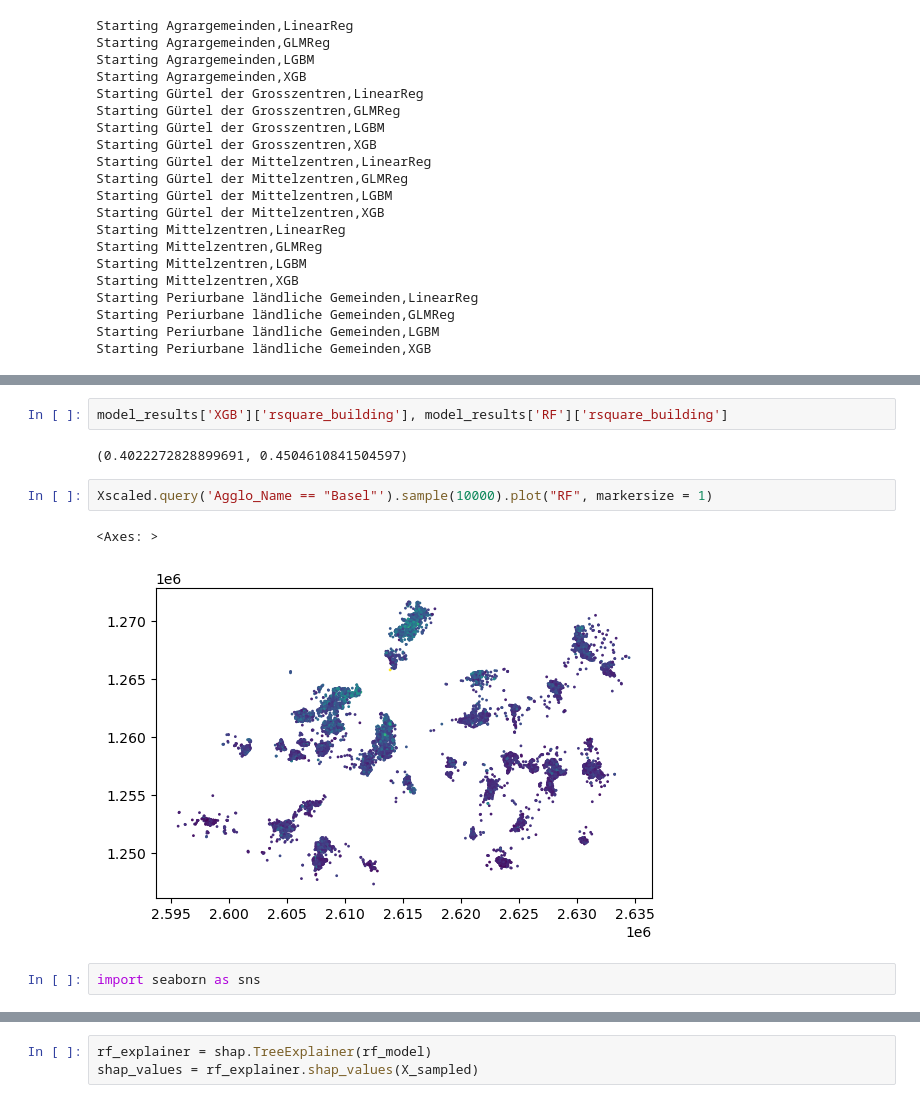
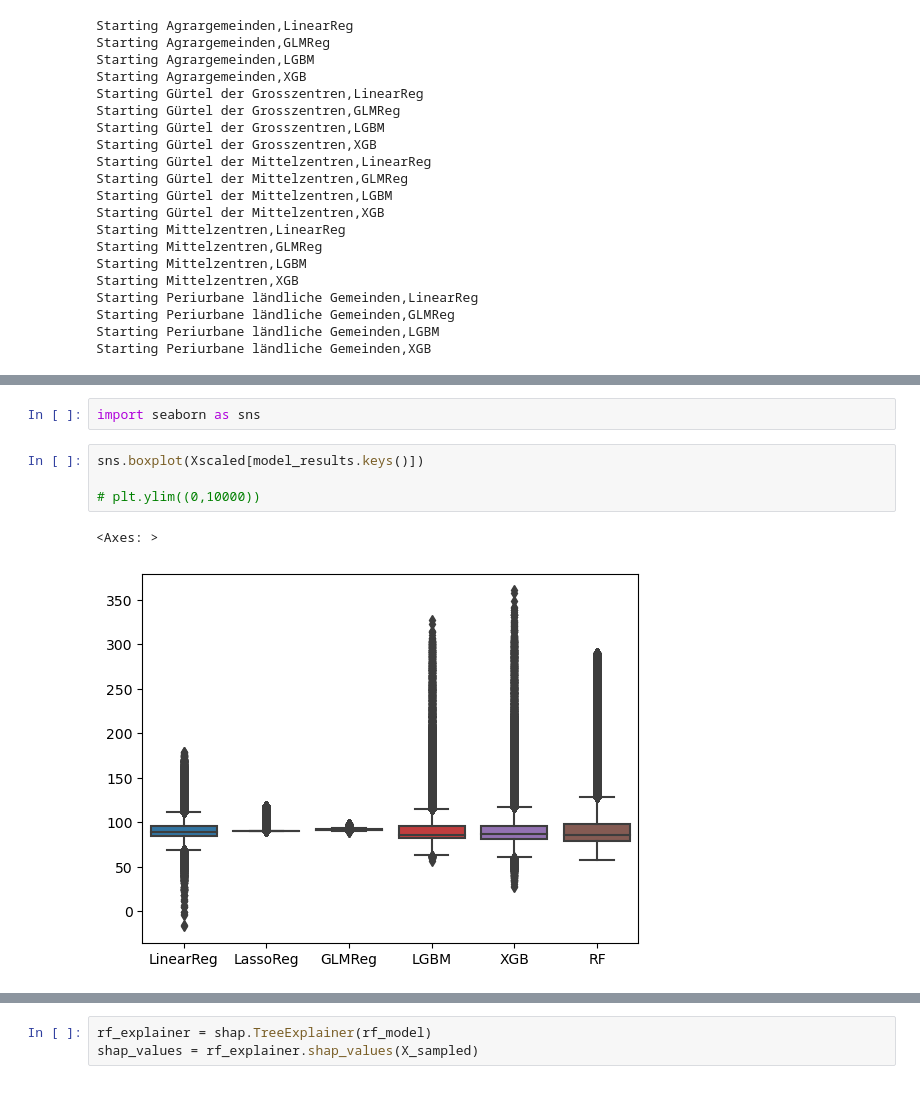
Before and after one commit to AdamSwietek/LUP_VisualCapital, a Jupyter notebook: notebooks/estimating/compare_models.ipynb, the cells around one changed output, grey strips where cells are left out. Cells and saved outputs as stored; diff of their text form.

```diff
--- a/notebooks/estimating/compare_models.ipynb
+++ b/notebooks/estimating/compare_models.ipynb
@@ -207,11 +296,9 @@ model_results['RF']     = vutils.evaluate_model(rf_model, Xscaled, model_feats,
-# %%
-model_results['XGB']['rsquare_building'], model_results['RF']['rsquare_building']
-# %% [output]
-(0.4022272828899691, 0.4504610841504597)
-# %%
-Xscaled.query('Agglo_Name == "Basel"').sample(10000).plot("RF", markersize = 1)
-# %% [output]
-<Axes: >
-[figure, removed]
 # %%
 import seaborn as sns
+# %%
+sns.boxplot(Xscaled[model_results.keys()])
+
+# plt.ylim((0,10000))
+# %% [output]
+<Axes: >
+[figure, added]
```
Also changed, not shown: parts of 36 cells of this notebook, 1 other file.
